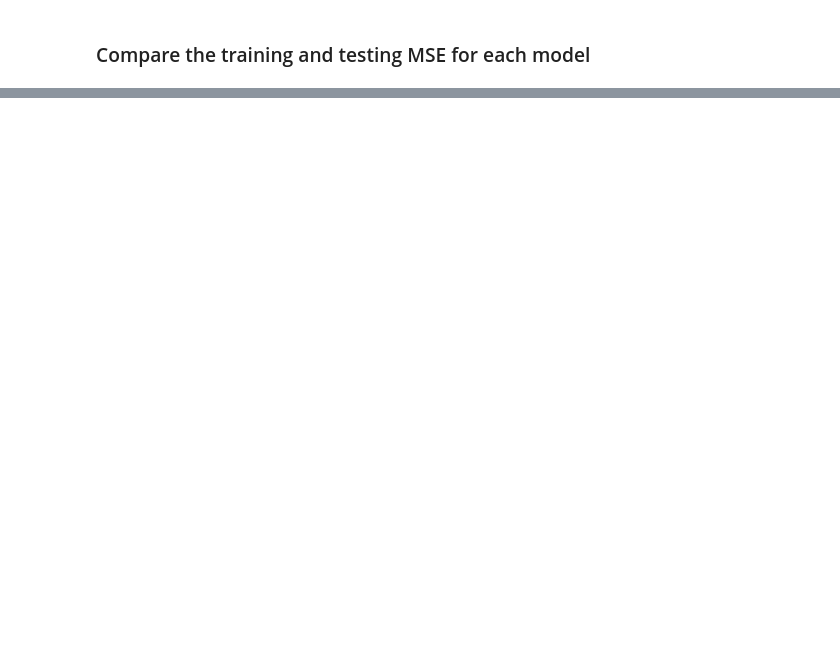
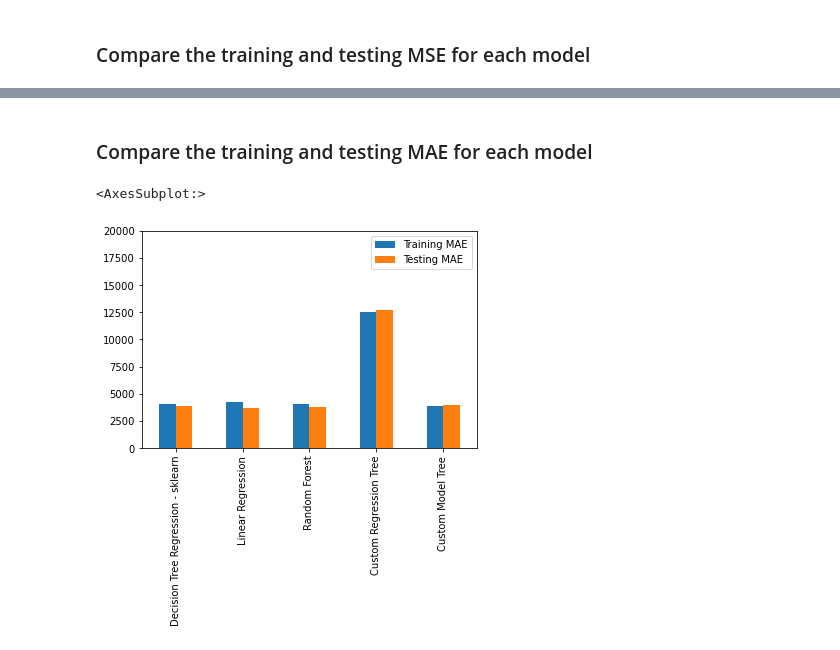
Before and after one commit to andreibrasoveanu97/ML-Regression, a Jupyter notebook: ML Ex2 Medical Cost Personal Dataset.ipynb, the cells around one changed output, grey strips where cells are left out. Cells and saved outputs as stored; diff of their text form; code cells hidden in the pictures; blank space fills up the shorter version.

```diff
--- a/ML Ex2 Medical Cost Personal Dataset.ipynb
+++ b/ML Ex2 Medical Cost Personal Dataset.ipynb
@@ -480,0 +876,7 @@ table_dataframe.iloc[:, 3:5].plot(kind="bar", ylim=[0.0, 1.0])
+# %% [markdown]
+ ### Compare the training and testing MAE for each model
+# %%
+table_dataframe.iloc[:, 2:4].plot(kind="bar", ylim=[0, 20000])
+# %% [output]
+<AxesSubplot:>
+[figure, added]
```
Also changed, not shown: parts of 33 cells of this notebook.
